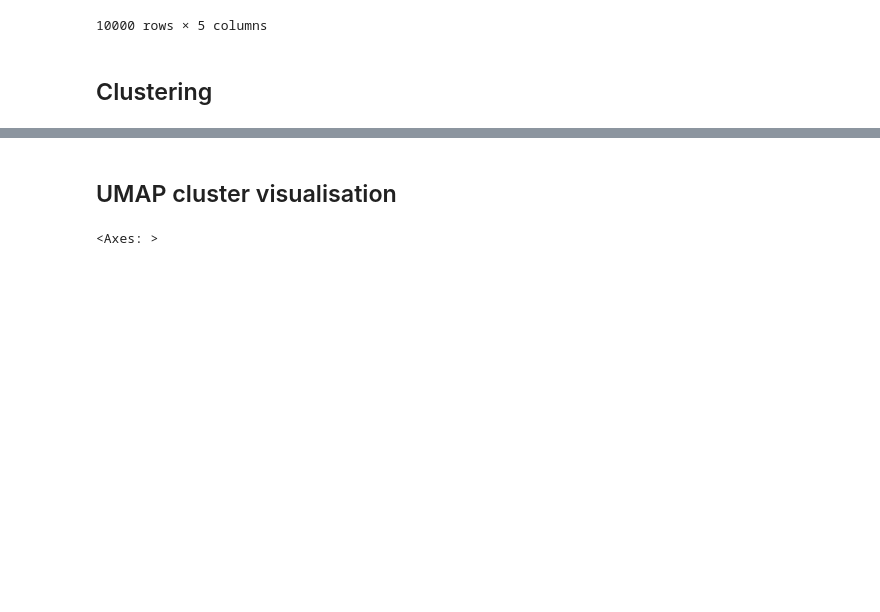
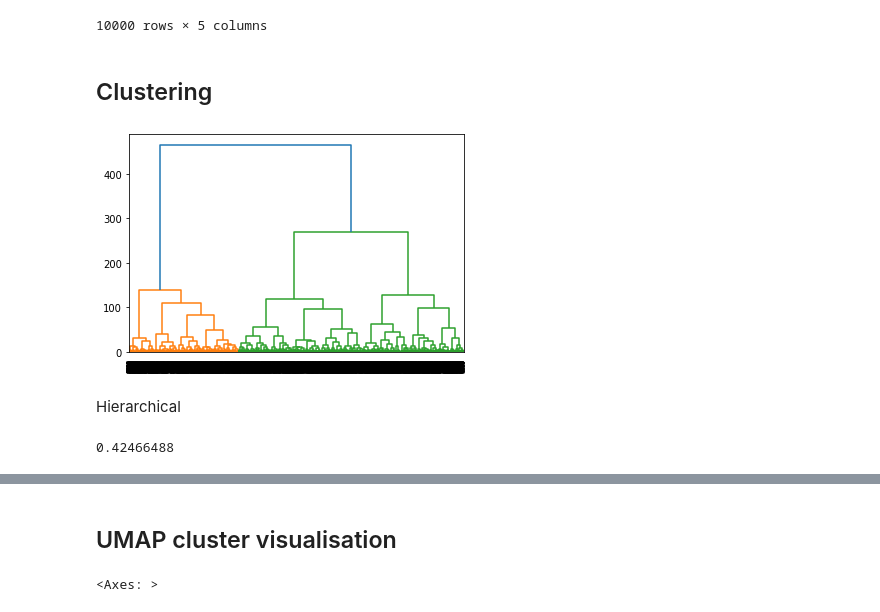
Before and after one commit to cameronstackhouse/exploring-the-design-space-of-artificial-life, a Jupyter notebook: results.ipynb, the cells around one changed output, grey strips where cells are left out. Cells and saved outputs as stored; diff of their text form; code cells hidden in the pictures; blank space fills up the shorter version.

```diff
--- a/results.ipynb
+++ b/results.ipynb
@@ -340,3 +436,20 @@ reduced_behaviour
 10000 rows × 5 columns
 # %% [markdown]
 ## Clustering
+# %%
+linkage_data = linkage(reduced_behaviour, method="ward", metric="euclidean")
+dendrogram(linkage_data)
+
+plt.show()
+# %% [output]
+[figure, added]
+# %% [markdown]
+Hierarchical
+# %%
+from sklearn.metrics import silhouette_score
+hierarchical_cluster = AgglomerativeClustering(distance_threshold=160, n_clusters=None)
+hierarchical_labels_behaviour = hierarchical_cluster.fit_predict(reduced_behaviour)
+
+silhouette_score(reduced_behaviour, hierarchical_labels_behaviour)
+# %% [output]
+0.42466488
```
Also changed, not shown: parts of 30 cells of this notebook.
